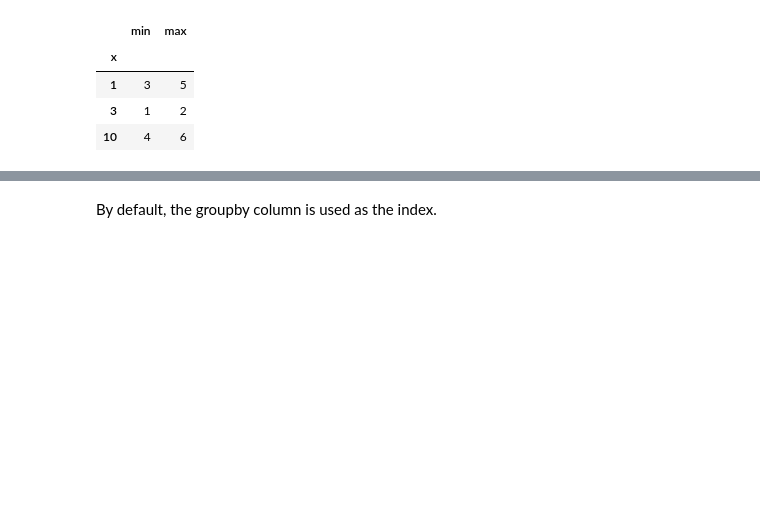
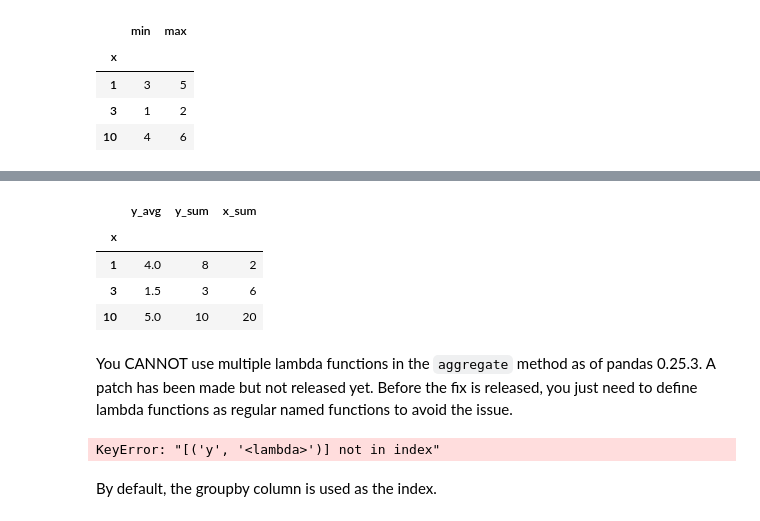
Before and after one commit to legendu-net/blog, a Jupyter notebook: misc/content/python-pandas-aggregation.ipynb, the cells around one changed output, grey strips where cells are left out. Saved outputs shown, nothing was run; the diff lists cells and outputs as text; code cells hidden in the pictures; blank space fills up the shorter version.

```diff
--- a/misc/content/python-pandas-aggregation.ipynb
+++ b/misc/content/python-pandas-aggregation.ipynb
@@ -197,0 +233,10 @@ Current I don't know an easy way to rename column names.
+# %%
+import pandas as pd
+import numpy as np
+
+df = pd.DataFrame({
+    'x': [3, 3, 1, 10, 1, 10],
+    'y': [1, 2, 3, 4, 5, 6],
+    'z': [6, 5, 4, 3, 2, 1]
+})
+df
@@ -198,3 +251,28 @@ Current I don't know an easy way to rename column names.
+# %%
+df.groupby('x').agg(
+    y_avg=('y', np.average),
+    y_sum=('y', sum),
+    x_sum=('x', sum),
+)
+# %% [output]
+|  | y_avg | y_sum | x_sum |
+| x |  |  |  |
+| 1 | 4.0 | 8 | 2 |
+| 3 | 1.5 | 3 | 6 |
+| 10 | 5.0 | 10 | 20 |
+# %% [markdown]
+You CANNOT use multiple lambda functions in the `aggregate` method as of pandas 0.25.3.
+A patch has been made but not released yet.
+Before the fix is released,
+you just need to define lambda functions as regular named functions to avoid the issue.
+# %%
+df.groupby('x').agg(
+    y_avg=('y', lambda x: np.average(x)),
+    y_sum=('y', lambda x: sum(x)),
+    x_sum=('x', sum),
+)
+# %% [output]
+KeyError: "[('y', '<lambda>')] not in index"
 # %% [markdown]
 By default,
 the groupby column is used as the index.
```
Also changed, not shown: parts of 11 cells of this notebook, 1 other file.
